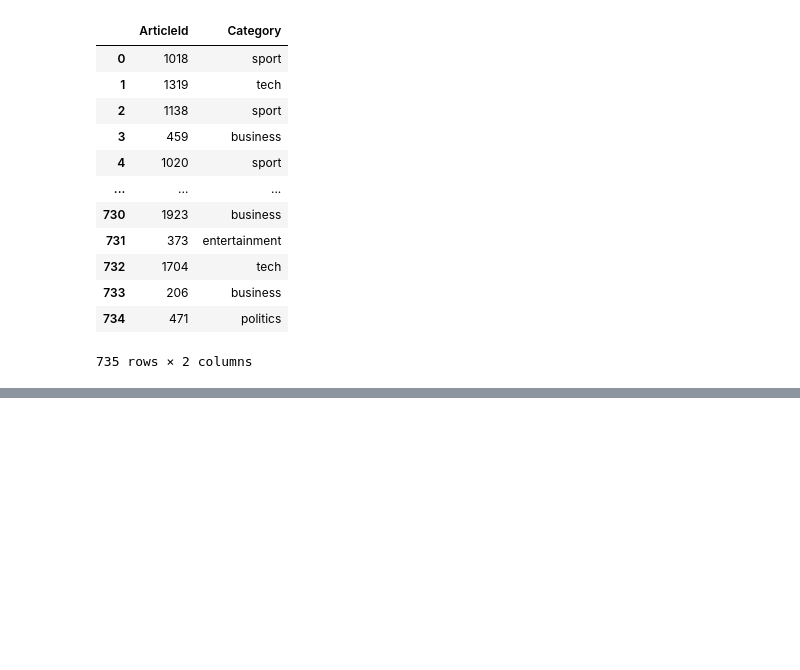
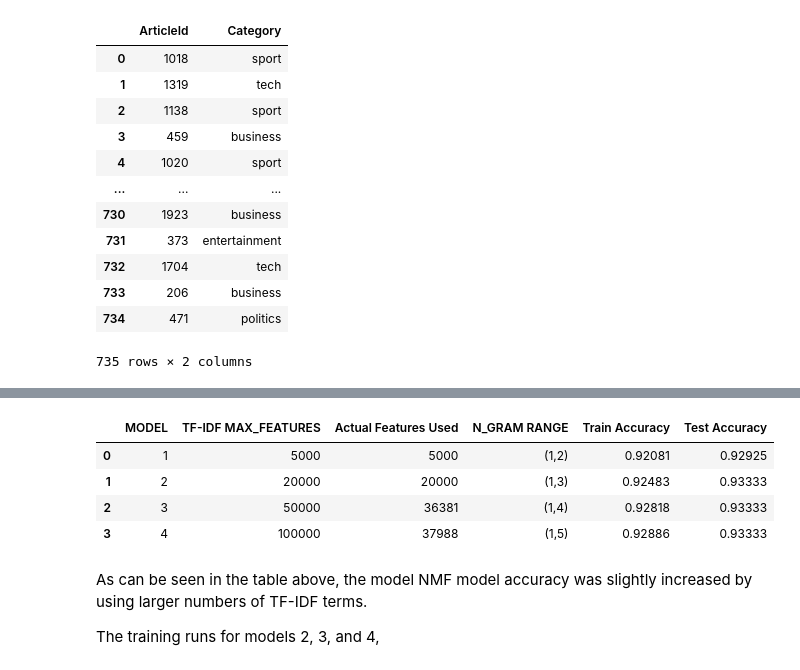
Before and after one commit to albert-kepner/bbc_news_kaggle, a Jupyter notebook: BBC_News.ipynb, the cells around one changed output, grey strips where cells are left out. Drawn from its saved outputs; the diff is of its cells as text; code cells hidden in the pictures; blank space fills up the shorter version.

Commit message:
document 4 NMF models.

```diff
--- a/BBC_News.ipynb
+++ b/BBC_News.ipynb
@@ -404,0 +413,13 @@ submission_df.to_csv('./kaggle_data/Submission2.csv',index=False)
+# %%
+df = pd.read_excel('data/TFIDF_Feature_Comparison.xlsx')
+display(df)
+# %% [output]
+|  | MODEL | TF-IDF MAX_FEATURES | Actual Features Used | N_GRAM RANGE | Train Accuracy | Test Accuracy |
+| 0 | 1 | 5000 | 5000 | (1,2) | 0.92081 | 0.92925 |
+| 1 | 2 | 20000 | 20000 | (1,3) | 0.92483 | 0.93333 |
+| 2 | 3 | 50000 | 36381 | (1,4) | 0.92818 | 0.93333 |
+| 3 | 4 | 100000 | 37988 | (1,5) | 0.92886 | 0.93333 |
+# %% [markdown]
+As can be seen in the table above, the model NMF model accuracy was slightly increased by using larger numbers of TF-IDF terms.
+
+The training runs for models 2, 3, and 4,
```
Also changed, not shown: parts of 5 cells of this notebook.
